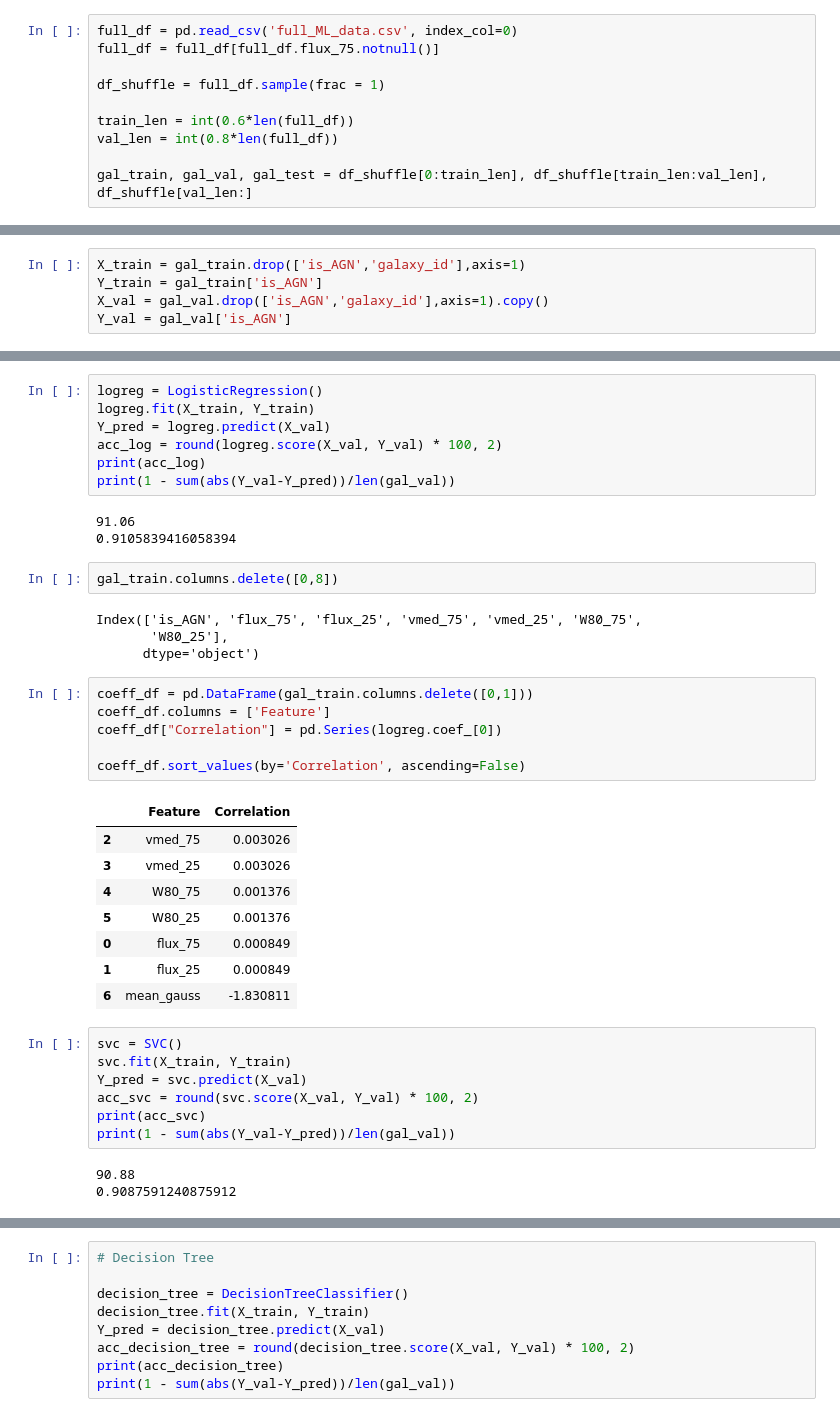
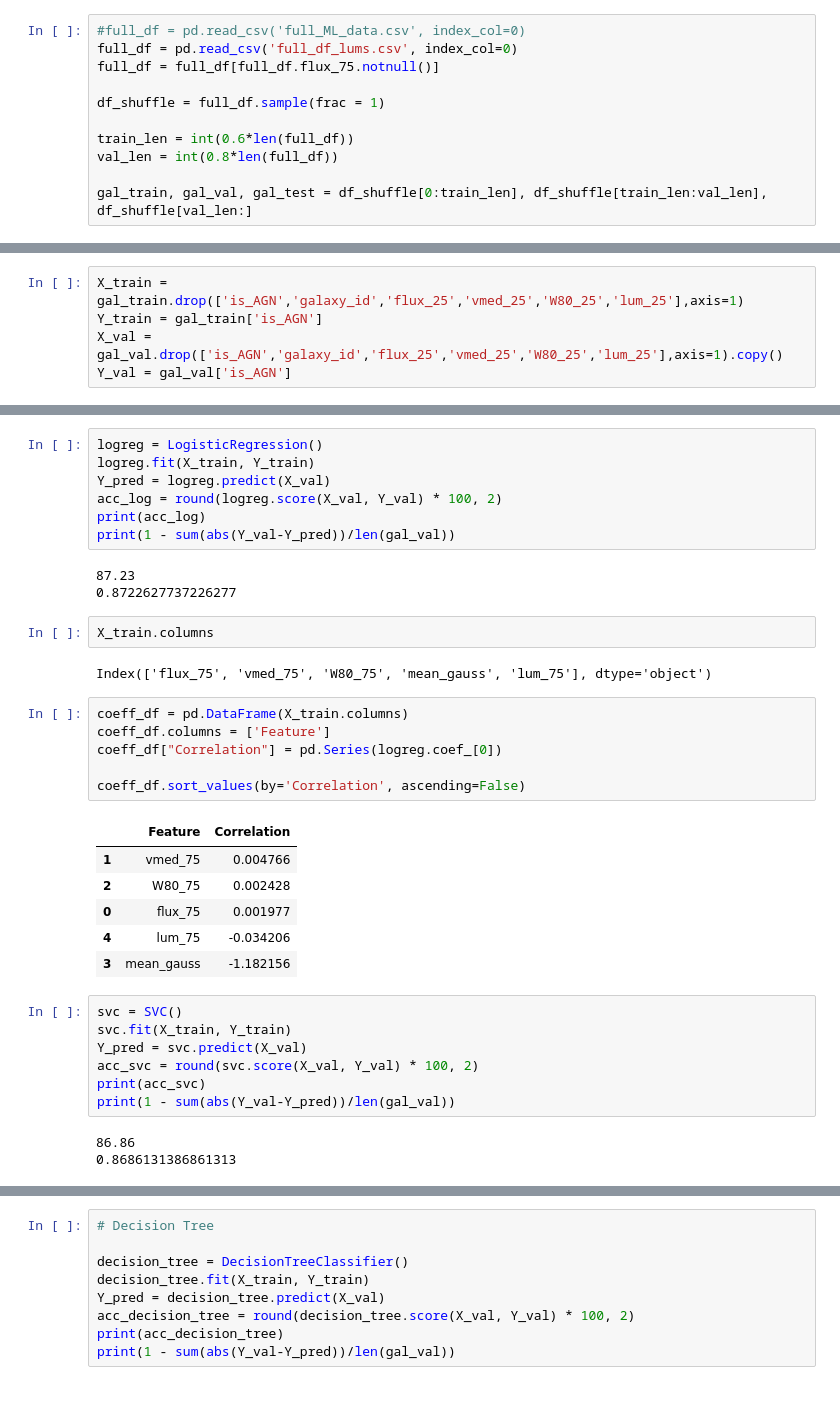
Before and after one commit to Flores368/NM_Final_git, a Jupyter notebook: classification_models.ipynb, the cells around one changed output, grey strips where cells are left out. Saved outputs shown, nothing was run; the diff lists cells and outputs as text.

```diff
--- a/classification_models.ipynb
+++ b/classification_models.ipynb
@@ -15,7 +17,8 @@ from sklearn.metrics import confusion_matrix
 # %% [output]
 Populating the interactive namespace from numpy and matplotlib
 # %%
-full_df = pd.read_csv('full_ML_data.csv', index_col=0)
+#full_df = pd.read_csv('full_ML_data.csv', index_col=0)
+full_df = pd.read_csv('full_df_lums.csv', index_col=0)
 full_df = full_df[full_df.flux_75.notnull()]
 
 df_shuffle = full_df.sample(frac = 1)
@@ -49,5 +41,5 @@ print(gal_val.head(5))
 # %%
-X_train = gal_train.drop(['is_AGN','galaxy_id'],axis=1)
+X_train = gal_train.drop(['is_AGN','galaxy_id','flux_25','vmed_25','W80_25','lum_25'],axis=1)
 Y_train = gal_train['is_AGN']
-X_val = gal_val.drop(['is_AGN','galaxy_id'],axis=1).copy()
+X_val = gal_val.drop(['is_AGN','galaxy_id','flux_25','vmed_25','W80_25','lum_25'],axis=1).copy()
 Y_val = gal_val['is_AGN']
@@ -80,29 +51,25 @@ acc_log = round(logreg.score(X_val, Y_val) * 100, 2)
 print(acc_log)
 print(1 - sum(abs(Y_val-Y_pred))/len(gal_val))
 # %% [output]
-91.06
-0.9105839416058394
+87.23
+0.8722627737226277
-# %%
-gal_train.columns.delete([0,8])
-# %% [output]
-Index(['is_AGN', 'flux_75', 'flux_25', 'vmed_75', 'vmed_25', 'W80_75',
-       'W80_25'],
-      dtype='object')
+# %%
+X_train.columns
+# %% [output]
+Index(['flux_75', 'vmed_75', 'W80_75', 'mean_gauss', 'lum_75'], dtype='object')
 # %%
-coeff_df = pd.DataFrame(gal_train.columns.delete([0,1]))
+coeff_df = pd.DataFrame(X_train.columns)
 coeff_df.columns = ['Feature']
 coeff_df["Correlation"] = pd.Series(logreg.coef_[0])
 
 coeff_df.sort_values(by='Correlation', ascending=False)
 # %% [output]
 |  | Feature | Correlation |
-| 2 | vmed_75 | 0.003026 |
-| 3 | vmed_25 | 0.003026 |
-| 4 | W80_75 | 0.001376 |
-| 5 | W80_25 | 0.001376 |
-| 0 | flux_75 | 0.000849 |
-| 1 | flux_25 | 0.000849 |
-| 6 | mean_gauss | -1.830811 |
+| 1 | vmed_75 | 0.004766 |
+| 2 | W80_75 | 0.002428 |
+| 0 | flux_75 | 0.001977 |
+| 4 | lum_75 | -0.034206 |
+| 3 | mean_gauss | -1.182156 |
 # %%
 svc = SVC()
 svc.fit(X_train, Y_train)
@@ -111,8 +78,8 @@ acc_svc = round(svc.score(X_val, Y_val) * 100, 2)
 print(acc_svc)
 print(1 - sum(abs(Y_val-Y_pred))/len(gal_val))
 # %% [output]
-90.88
-0.9087591240875912
+86.86
+0.8686131386861313
 # %%
 knn = KNeighborsClassifier(n_neighbors = 3)
 knn.fit(X_train, Y_train)
```
Also changed, not shown: parts of 18 cells of this notebook.
